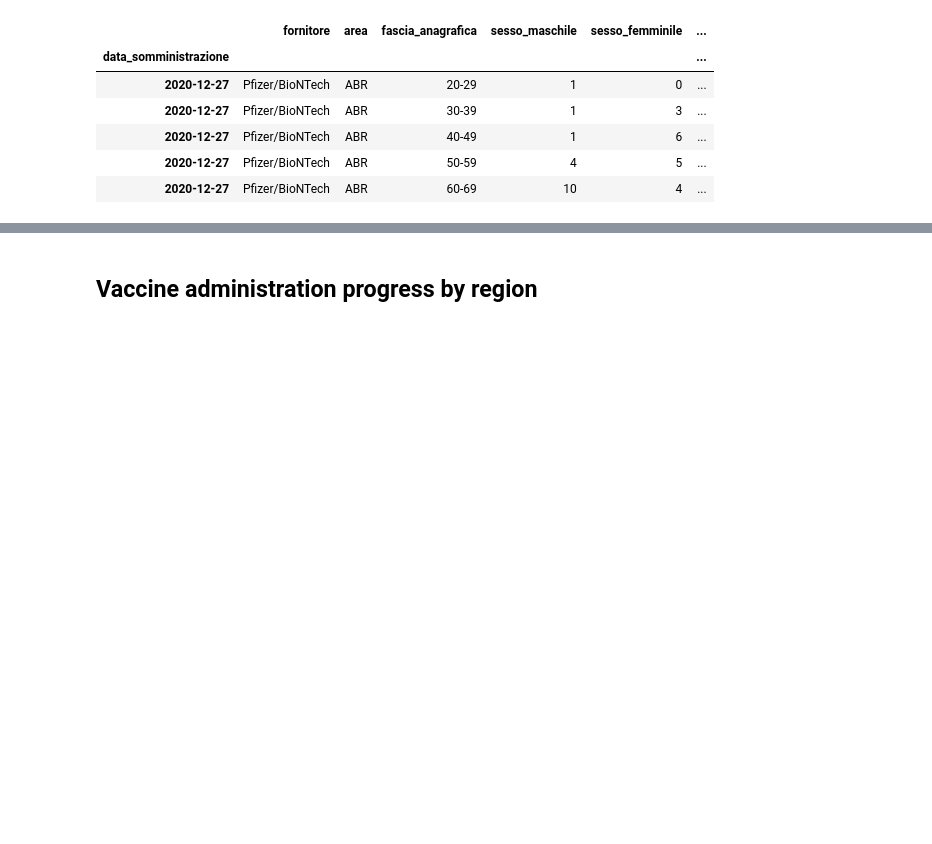
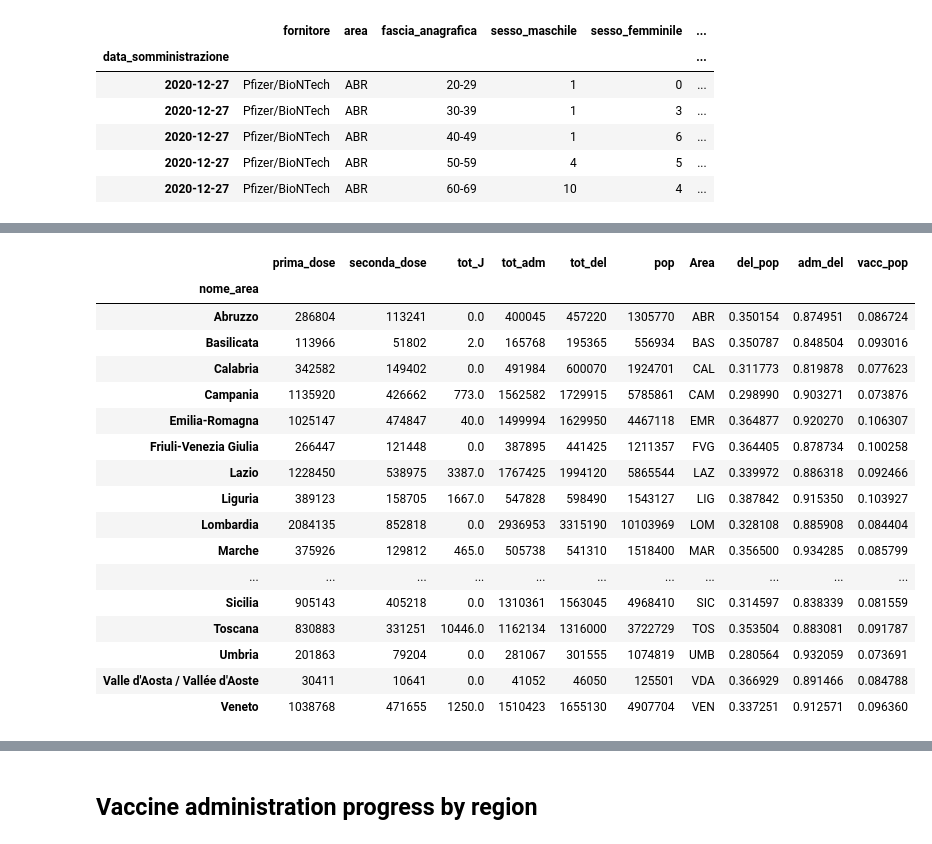
Before and after one commit to fsona/ITA_Vaccine_administration, a Jupyter notebook: Vaccination_ITA_4.ipynb, the cells around one changed output, grey strips where cells are left out. Drawn from its saved outputs; the diff is of its cells as text; code cells hidden in the pictures; blank space fills up the shorter version.

```diff
--- a/Vaccination_ITA_4.ipynb
+++ b/Vaccination_ITA_4.ipynb
@@ -341,3 +330,25 @@ pd.reset_option('display')
+# %%
+dfTab
+# dfJ
+# %% [output]
+|  | prima_dose | seconda_dose | tot_J | tot_adm | tot_del | pop | Area | del_pop | adm_del | vacc_pop |
+| nome_area |  |  |  |  |  |  |  |  |  |  |
+| Abruzzo | 286804 | 113241 | 0.0 | 400045 | 457220 | 1305770 | ABR | 0.350154 | 0.874951 | 0.086724 |
+| Basilicata | 113966 | 51802 | 2.0 | 165768 | 195365 | 556934 | BAS | 0.350787 | 0.848504 | 0.093016 |
+| Calabria | 342582 | 149402 | 0.0 | 491984 | 600070 | 1924701 | CAL | 0.311773 | 0.819878 | 0.077623 |
+| Campania | 1135920 | 426662 | 773.0 | 1562582 | 1729915 | 5785861 | CAM | 0.298990 | 0.903271 | 0.073876 |
+| Emilia-Romagna | 1025147 | 474847 | 40.0 | 1499994 | 1629950 | 4467118 | EMR | 0.364877 | 0.920270 | 0.106307 |
+| Friuli-Venezia Giulia | 266447 | 121448 | 0.0 | 387895 | 441425 | 1211357 | FVG | 0.364405 | 0.878734 | 0.100258 |
+| Lazio | 1228450 | 538975 | 3387.0 | 1767425 | 1994120 | 5865544 | LAZ | 0.339972 | 0.886318 | 0.092466 |
+| Liguria | 389123 | 158705 | 1667.0 | 547828 | 598490 | 1543127 | LIG | 0.387842 | 0.915350 | 0.103927 |
+| Lombardia | 2084135 | 852818 | 0.0 | 2936953 | 3315190 | 10103969 | LOM | 0.328108 | 0.885908 | 0.084404 |
+| Marche | 375926 | 129812 | 465.0 | 505738 | 541310 | 1518400 | MAR | 0.356500 | 0.934285 | 0.085799 |
+| ... | ... | ... | ... | ... | ... | ... | ... | ... | ... | ... |
+| Sicilia | 905143 | 405218 | 0.0 | 1310361 | 1563045 | 4968410 | SIC | 0.314597 | 0.838339 | 0.081559 |
+| Toscana | 830883 | 331251 | 10446.0 | 1162134 | 1316000 | 3722729 | TOS | 0.353504 | 0.883081 | 0.091787 |
+| Umbria | 201863 | 79204 | 0.0 | 281067 | 301555 | 1074819 | UMB | 0.280564 | 0.932059 | 0.073691 |
+| Valle d'Aosta / Vallée d'Aoste | 30411 | 10641 | 0.0 | 41052 | 46050 | 125501 | VDA | 0.366929 | 0.891466 | 0.084788 |
+| Veneto | 1038768 | 471655 | 1250.0 | 1510423 | 1655130 | 4907704 | VEN | 0.337251 | 0.912571 | 0.096360 |
 # %%
 fig, axes = plt.subplots(nrows=1,ncols=3,figsize=(12,6),sharey=False)
 # sns.color_palette("YlOrBr", as_cmap=True)
```
Also changed, not shown: parts of 16 cells of this notebook.
